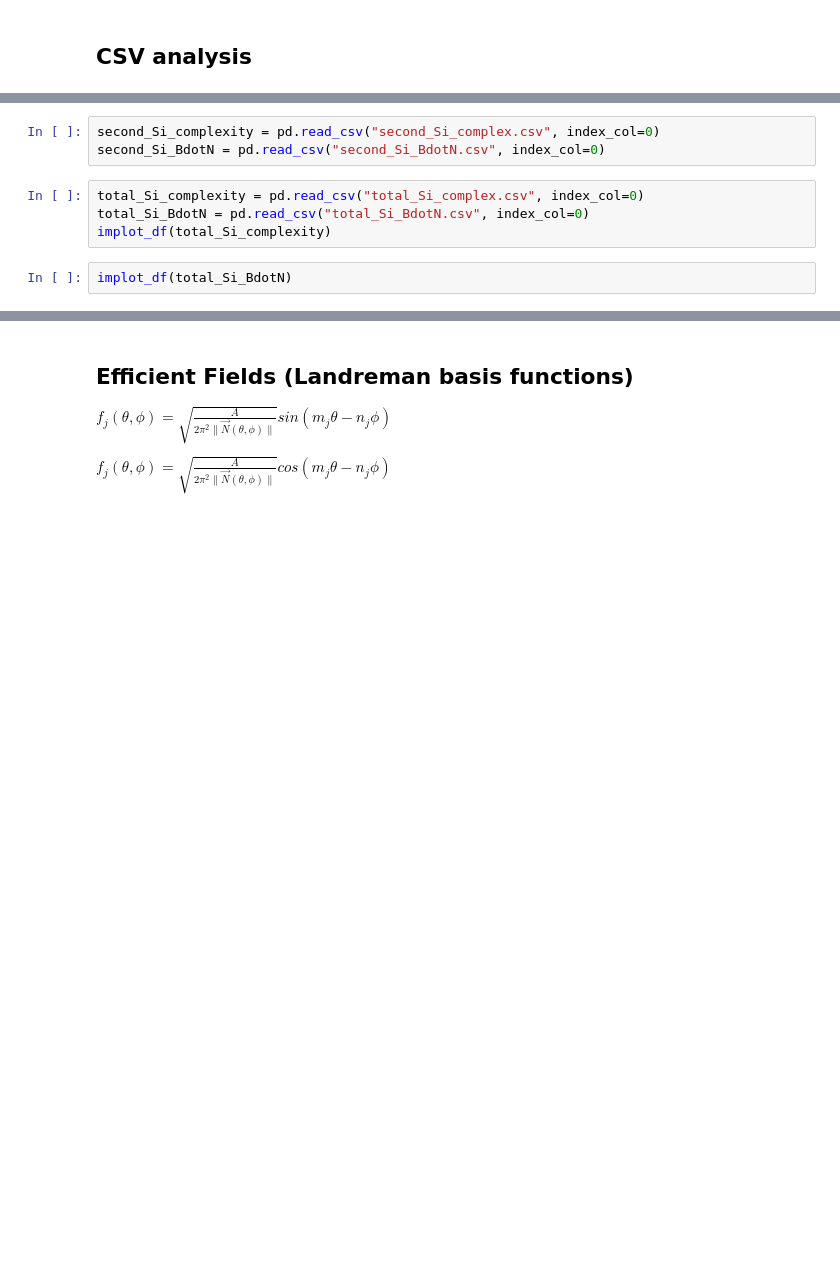
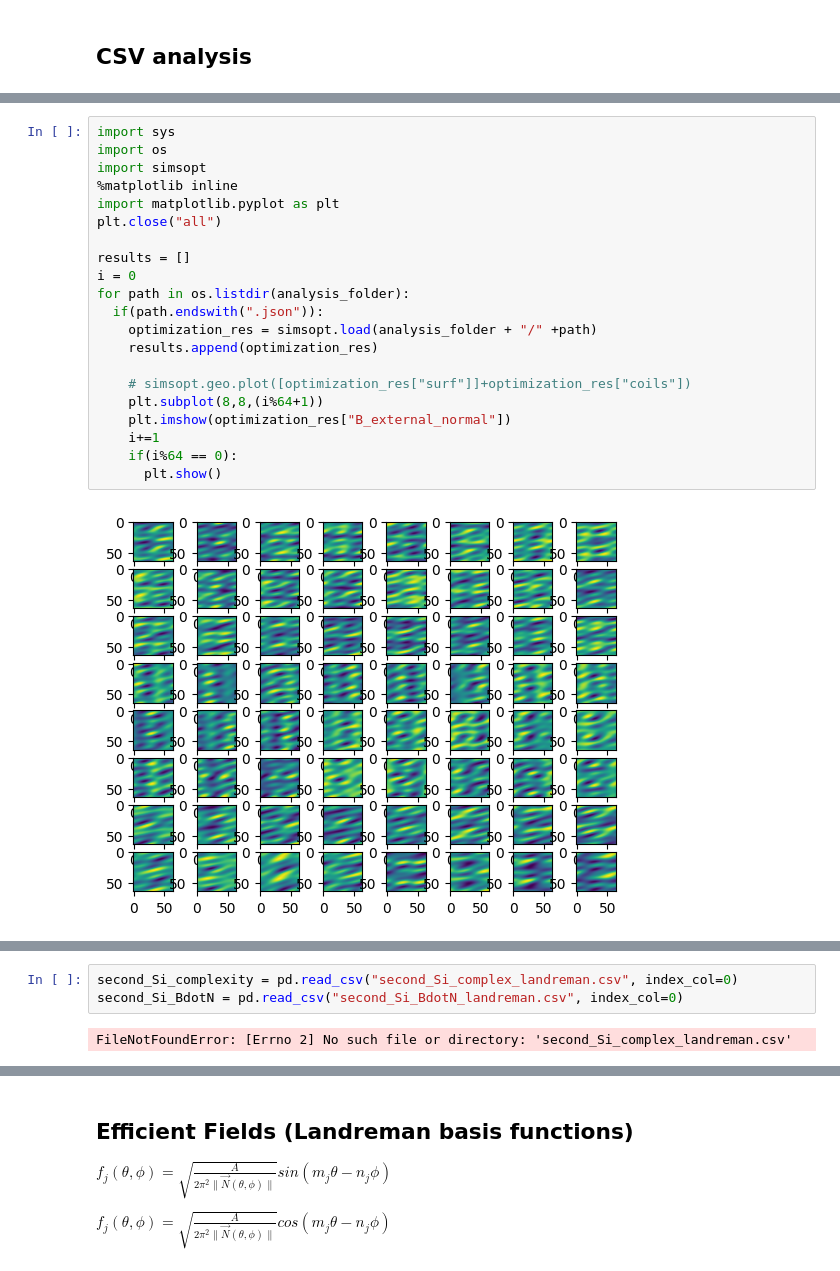
Before and after one commit to missing-user/single-stage-opt, a Jupyter notebook: what_we_actually_want.ipynb, the cells around one changed output, grey strips where cells are left out. Cells and saved outputs as stored; diff of their text form; blank space fills up the shorter version.

```diff
--- a/what_we_actually_want.ipynb
+++ b/what_we_actually_want.ipynb
@@ -442,0 +592,23 @@ implot_df(first_Si_BdotN)
+# %%
+import sys
+import os
+import simsopt
+%matplotlib inline
+import matplotlib.pyplot as plt
+plt.close("all")
+
+results = []
+i = 0
+for path in os.listdir(analysis_folder):
+  if(path.endswith(".json")):
+    optimization_res = simsopt.load(analysis_folder + "/" +path)
+    results.append(optimization_res)
+
+    # simsopt.geo.plot([optimization_res["surf"]]+optimization_res["coils"])
+    plt.subplot(8,8,(i%64+1))
+    plt.imshow(optimization_res["B_external_normal"])
+    i+=1
+    if(i%64 == 0):
+      plt.show()
+# %% [output]
+[figure, added]
@@ -443,9 +617,5 @@ implot_df(first_Si_BdotN)
 # %%
-second_Si_complexity = pd.read_csv("second_Si_complex.csv", index_col=0)
-second_Si_BdotN = pd.read_csv("second_Si_BdotN.csv", index_col=0)
+second_Si_complexity = pd.read_csv("second_Si_complex_landreman.csv", index_col=0)
+second_Si_BdotN = pd.read_csv("second_Si_BdotN_landreman.csv", index_col=0)
+# %% [output]
+FileNotFoundError: [Errno 2] No such file or directory: 'second_Si_complex_landreman.csv'
-# %%
-total_Si_complexity = pd.read_csv("total_Si_complex.csv", index_col=0)
-total_Si_BdotN = pd.read_csv("total_Si_BdotN.csv", index_col=0)
-implot_df(total_Si_complexity)
-# %%
-implot_df(total_Si_BdotN)
```
Also changed, not shown: parts of 30 cells of this notebook, 1 other file.
